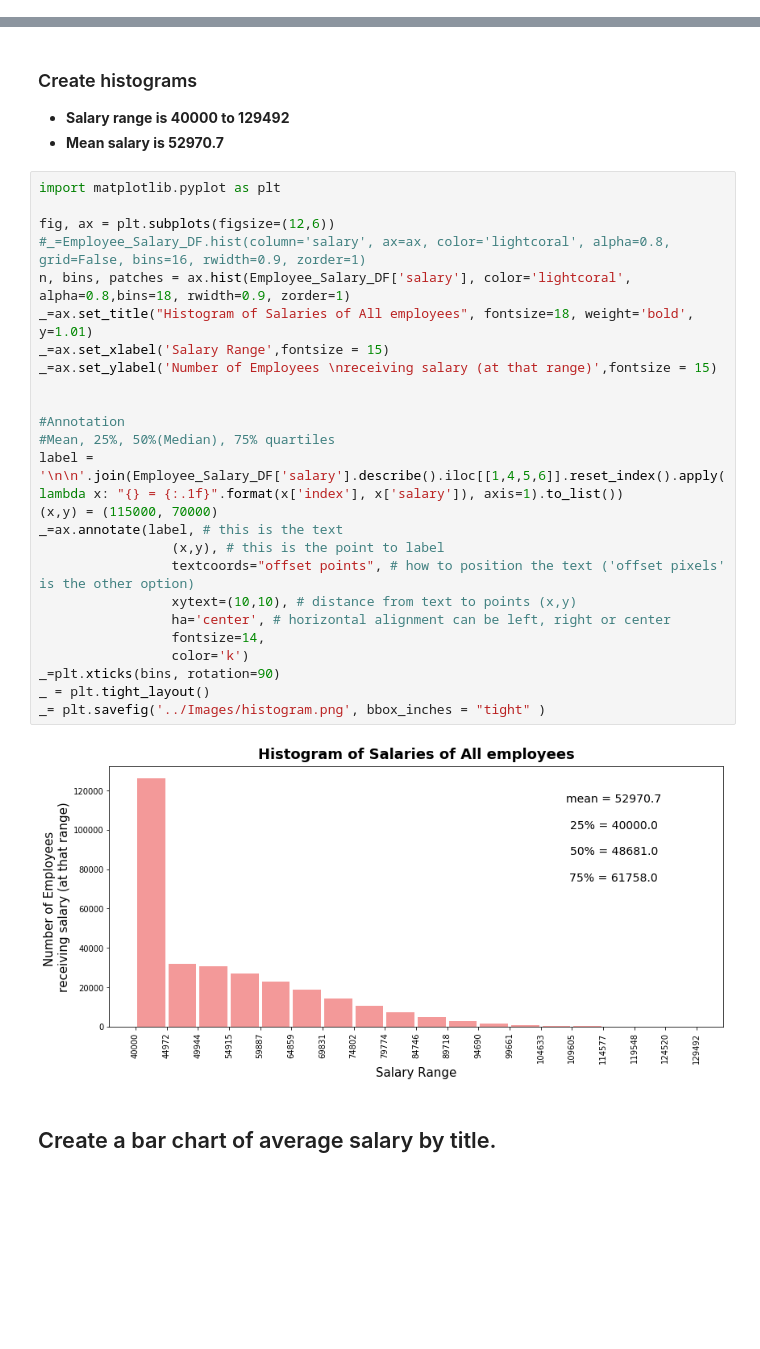
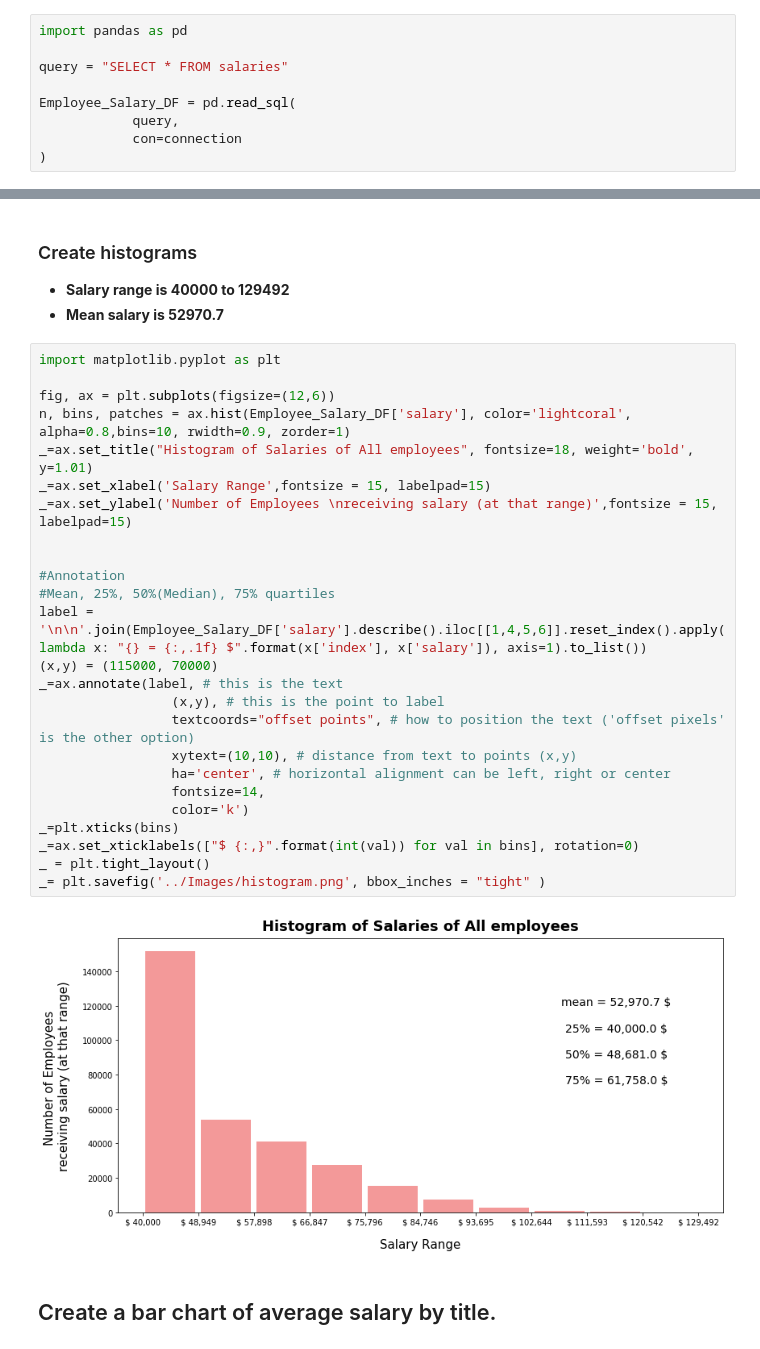
Before and after one commit to bnarath/sql-challenge, a Jupyter notebook: code/Connect_to_PostgresDB_and_Visualization.ipynb, the cells around one changed output, grey strips where cells are left out. Saved outputs shown, nothing was run; the diff lists cells and outputs as text; blank space fills up the shorter version.

```diff
--- a/code/Connect_to_PostgresDB_and_Visualization.ipynb
+++ b/code/Connect_to_PostgresDB_and_Visualization.ipynb
@@ -44,0 +47,9 @@ Employee_Salary_DF = pd.read_sql(
+# %%
+import pandas as pd
+
+query = "SELECT * FROM salaries"
+
+Employee_Salary_DF = pd.read_sql(
+            query,
+            con=connection
+)
@@ -49,30 +65,30 @@ Employee_Salary_DF = pd.read_sql(
 # %%
 import matplotlib.pyplot as plt
 
 fig, ax = plt.subplots(figsize=(12,6))
-#_=Employee_Salary_DF.hist(column='salary', ax=ax, color='lightcoral', alpha=0.8, grid=False, bins=16, rwidth=0.9, zorder=1)
-n, bins, patches = ax.hist(Employee_Salary_DF['salary'], color='lightcoral', alpha=0.8,bins=18, rwidth=0.9, zorder=1)
+n, bins, patches = ax.hist(Employee_Salary_DF['salary'], color='lightcoral', alpha=0.8,bins=10, rwidth=0.9, zorder=1)
 _=ax.set_title("Histogram of Salaries of All employees", fontsize=18, weight='bold', y=1.01)
-_=ax.set_xlabel('Salary Range',fontsize = 15)
-_=ax.set_ylabel('Number of Employees \nreceiving salary (at that range)',fontsize = 15)
+_=ax.set_xlabel('Salary Range',fontsize = 15, labelpad=15)
+_=ax.set_ylabel('Number of Employees \nreceiving salary (at that range)',fontsize = 15, labelpad=15)
 
 
 #Annotation
 #Mean, 25%, 50%(Median), 75% quartiles
-label = '\n\n'.join(Employee_Salary_DF['salary'].describe().iloc[[1,4,5,6]].reset_index().apply(lambda x: "{} = {:.1f}".format(x['index'], x['salary']), axis=1).to_list())
+label = '\n\n'.join(Employee_Salary_DF['salary'].describe().iloc[[1,4,5,6]].reset_index().apply(lambda x: "{} = {:,.1f} $".format(x['index'], x['salary']), axis=1).to_list())
 (x,y) = (115000, 70000)
 _=ax.annotate(label, # this is the text
                  (x,y), # this is the point to label
                  textcoords="offset points", # how to position the text ('offset pixels'  is the other option)
                  xytext=(10,10), # distance from text to points (x,y)
                  ha='center', # horizontal alignment can be left, right or center
                  fontsize=14,
                  color='k')
-_=plt.xticks(bins, rotation=90)
+_=plt.xticks(bins)
+_=ax.set_xticklabels(["$ {:,}".format(int(val)) for val in bins], rotation=0)
 _ = plt.tight_layout()
 _= plt.savefig('../Images/histogram.png', bbox_inches = "tight" )
 # %% [output]
-[figure, old version]
+[figure, new version]
 # %% [markdown]
 ## Create a bar chart of average salary by title.
 # %% [markdown]
```
Also changed, not shown: parts of 6 cells of this notebook, 2 other files.
